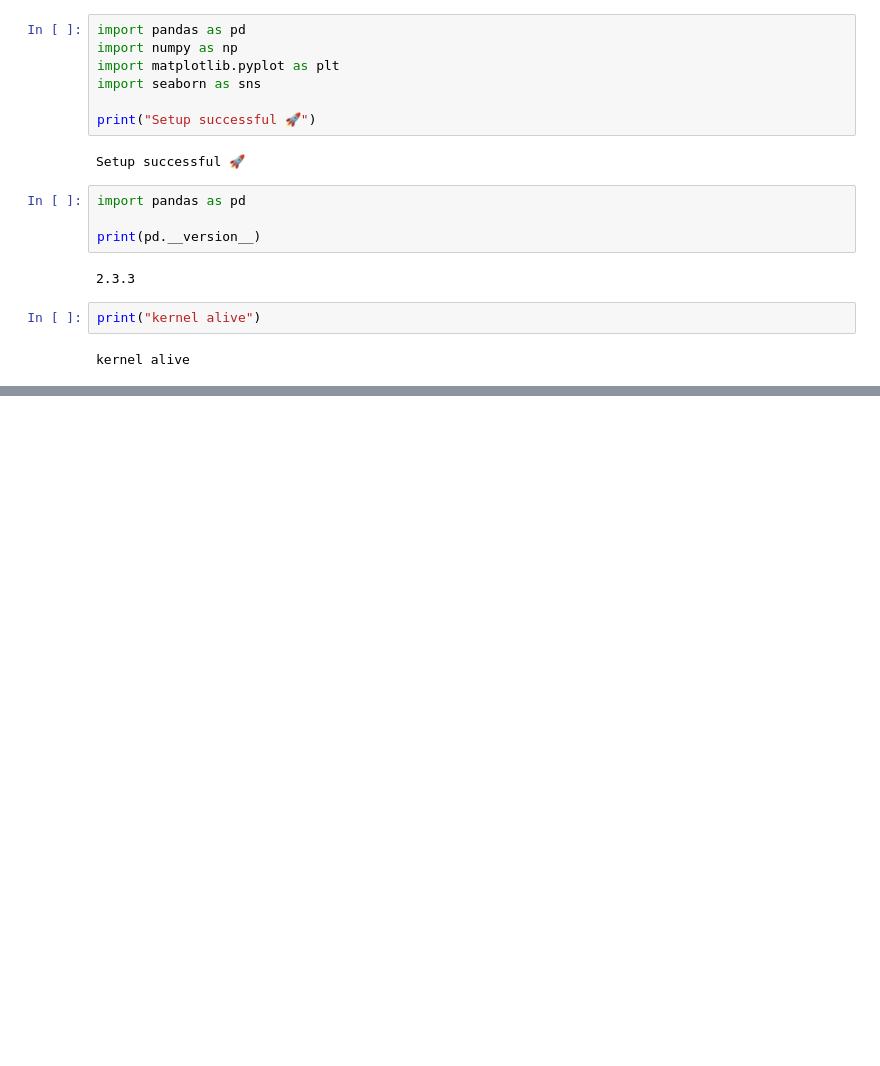
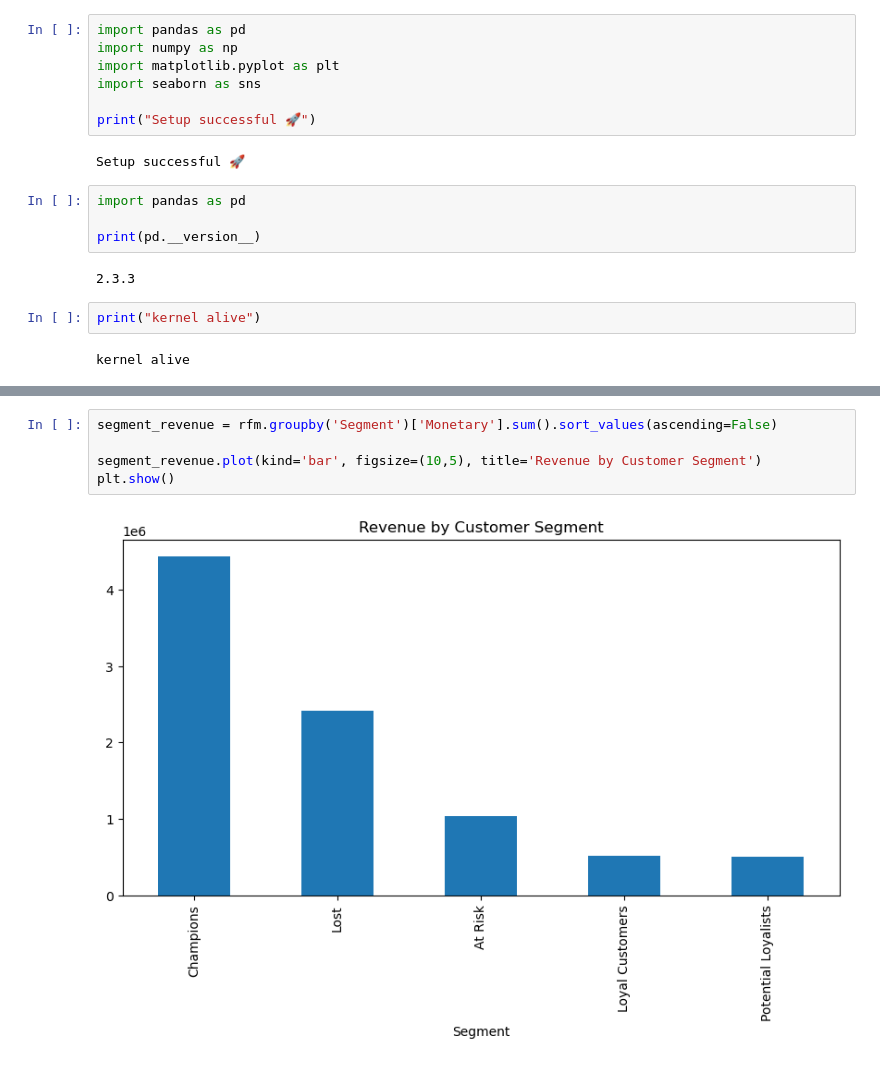
Before and after one commit to shifuuntold/customer-segmentation-analysis, a Jupyter notebook: notebooks/customer_segmentation.ipynb, the cells around one changed output, grey strips where cells are left out. Saved outputs shown, nothing was run; the diff lists cells and outputs as text; blank space fills up the shorter version.

```diff
--- a/notebooks/customer_segmentation.ipynb
+++ b/notebooks/customer_segmentation.ipynb
@@ -26,0 +220,7 @@ SyntaxError: (unicode error) 'unicodeescape' codec can't decode bytes in positio
+# %%
+segment_revenue = rfm.groupby('Segment')['Monetary'].sum().sort_values(ascending=False)
+
+segment_revenue.plot(kind='bar', figsize=(10,5), title='Revenue by Customer Segment')
+plt.show()
+# %% [output]
+[figure, added]
```
Also changed, not shown: parts of 34 cells of this notebook, 3 other files.
